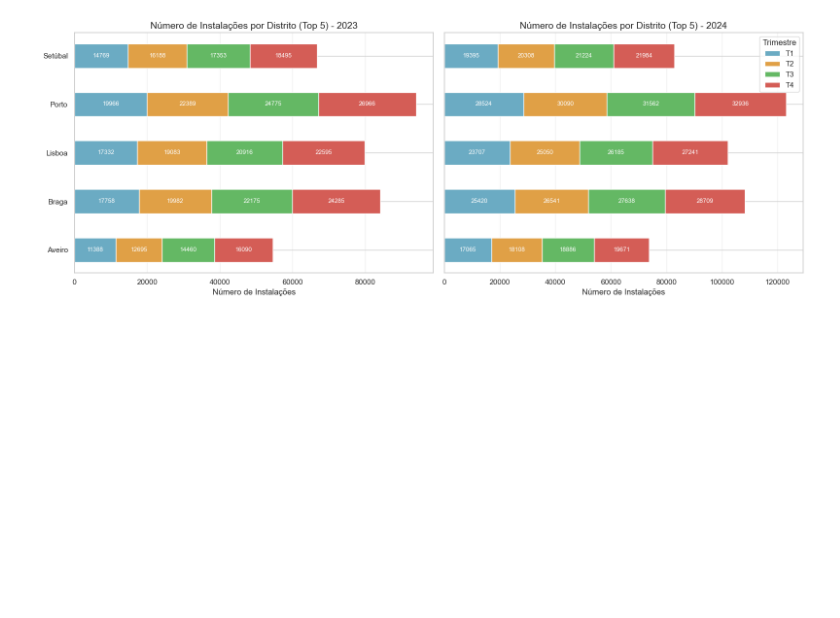
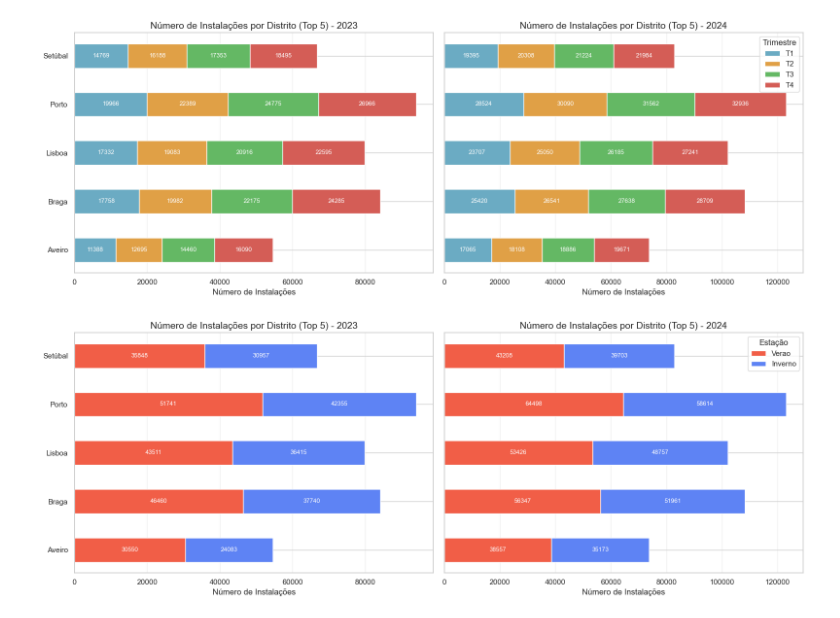
Before and after one commit to Mariana-rc01/WattWise, a Jupyter notebook: iara_notebook.ipynb, the cells around one changed output. Cells and saved outputs as stored; diff of their text form; code cells hidden in the pictures; blank space fills up the shorter version.

```diff
--- a/iara_notebook.ipynb
+++ b/iara_notebook.ipynb
@@ -646,3 +647,45 @@ plt.tight_layout()
 plt.show()
 # %% [output]
 [figure]
+# %%
+sns.set(style='whitegrid')
+
+def preparar_dados_estacao(df, ano):
+    df_ano = df[df['Trimestre'].str.startswith(str(ano))]
+    top_distritos = df_ano.groupby('Distrito')['Número de instalacões'].sum().sort_values(ascending=False).head(5).index
+    stack_data = df_ano[df_ano['Distrito'].isin(top_distritos)]
+    stack_data = stack_data.groupby(['Distrito', 'Estacao'])['Número de instalacões'].sum().unstack(fill_value=0)
+
+    estacoes_order = ['Verao', 'Inverno']
+    stack_data = stack_data.reindex(columns=estacoes_order, fill_value=0)
+
+    return stack_data, estacoes_order
+
+colors = ["#f15e47", "#5e83f4"]
+
+stack_2023, estacoes_2023 = preparar_dados_estacao(df, 2023)
+stack_2024, estacoes_2024 = preparar_dados_estacao(df, 2024)
+
+fig, axes = plt.subplots(ncols=2, figsize=(16, 6), sharey=True)
+
+for ax, stack_data, ano, estacoes_order in zip(axes, [stack_2023, stack_2024], [2023, 2024], [estacoes_2023, estacoes_2024]):
+    left = pd.Series([0]*len(stack_data), index=stack_data.index)
+    for i, estacao in enumerate(estacoes_order):
+        ax.barh(stack_data.index, stack_data[estacao], left=left, color=colors[i], label=estacao, height=0.5)
+
+
+        for idx, value in enumerate(stack_data[estacao]):
+            if value > 0:
+                ax.text(left[idx] + value/2, idx, str(value), va='center', ha='center', color='white', fontsize=9)
+        left += stack_data[estacao]
+
+    ax.set_xlabel('Número de Instalações')
+    ax.set_title(f'Número de Instalações por Distrito (Top 5) - {ano}', fontsize=14)
+    ax.grid(alpha=0.3, axis='x')
+
+
+axes[1].legend(title='Estação')
+plt.tight_layout()
+plt.show()
+# %% [output]
+[figure, added]
```
Also changed, not shown: parts of 1 cell of this notebook.
